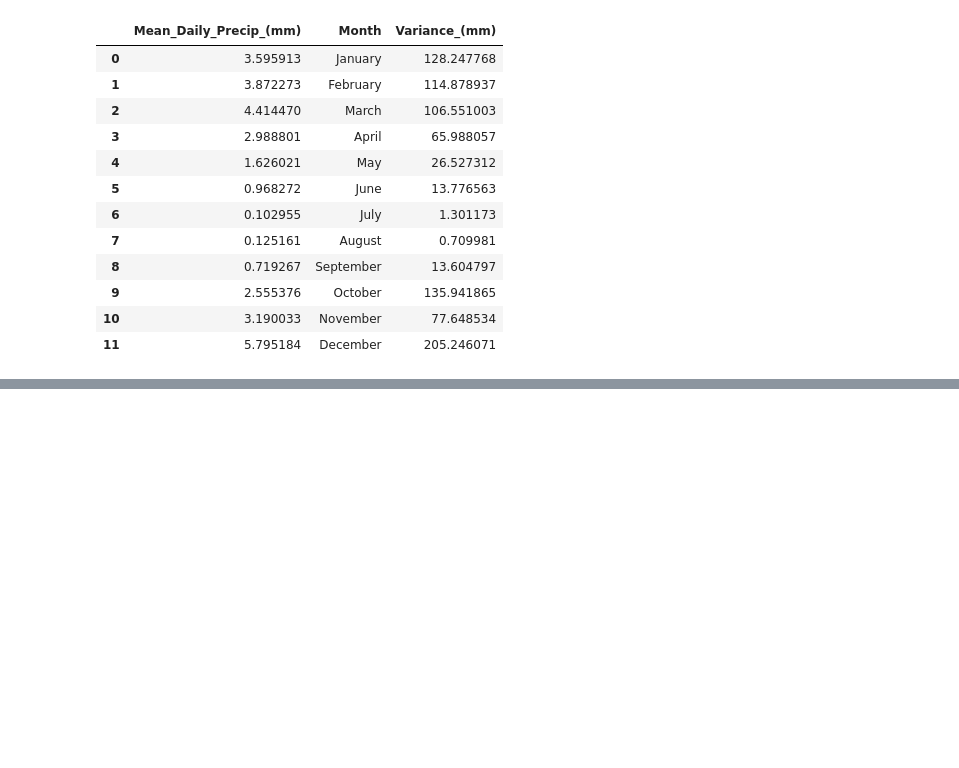
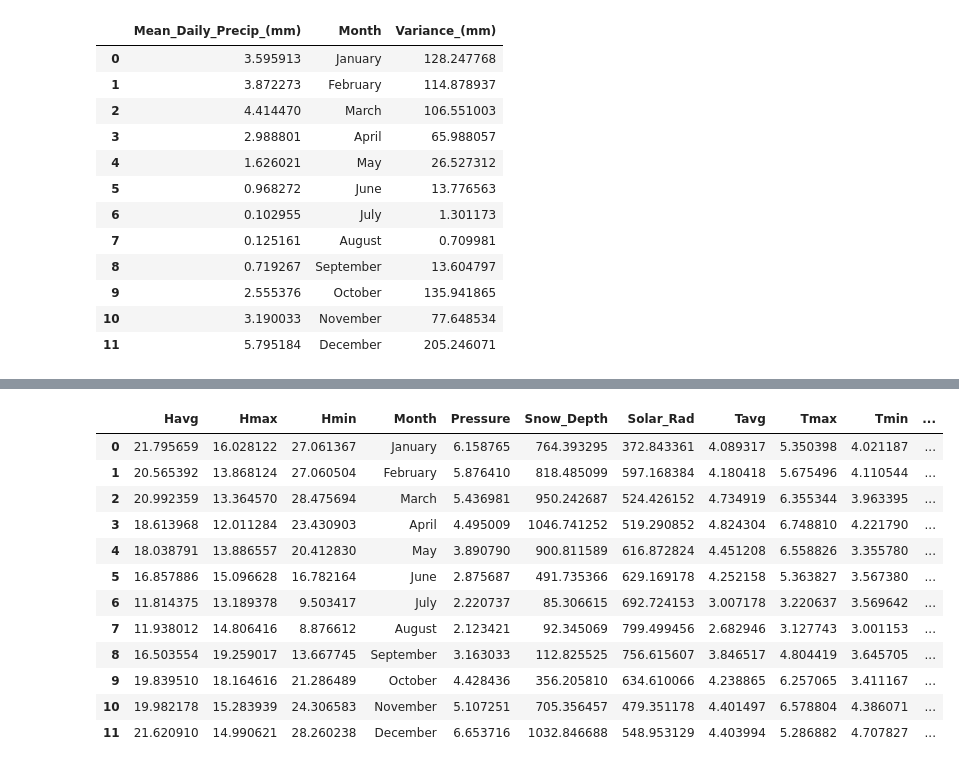
Before and after one commit to JohnnyLomas/SB_Powder_Project, a Jupyter notebook: ExploratoryAnalysis.ipynb, the cells around one changed output, grey strips where cells are left out. Drawn from its saved outputs; the diff is of its cells as text; code cells hidden in the pictures; blank space fills up the shorter version.

```diff
--- a/ExploratoryAnalysis.ipynb
+++ b/ExploratoryAnalysis.ipynb
@@ -181,0 +258,18 @@ weather.describe()
+# %%
+# Contruct dataframe with variances
+stdStats_df = pd.DataFrame(stdStats)
+stdStats_df
+# %% [output]
+|  | Havg | Hmax | Hmin | Month | Pressure | Snow_Depth | Solar_Rad | Tavg | Tmax | Tmin | ... |
+| 0 | 21.795659 | 16.028122 | 27.061367 | January | 6.158765 | 764.393295 | 372.843361 | 4.089317 | 5.350398 | 4.021187 | ... |
+| 1 | 20.565392 | 13.868124 | 27.060504 | February | 5.876410 | 818.485099 | 597.168384 | 4.180418 | 5.675496 | 4.110544 | ... |
+| 2 | 20.992359 | 13.364570 | 28.475694 | March | 5.436981 | 950.242687 | 524.426152 | 4.734919 | 6.355344 | 3.963395 | ... |
+| 3 | 18.613968 | 12.011284 | 23.430903 | April | 4.495009 | 1046.741252 | 519.290852 | 4.824304 | 6.748810 | 4.221790 | ... |
+| 4 | 18.038791 | 13.886557 | 20.412830 | May | 3.890790 | 900.811589 | 616.872824 | 4.451208 | 6.558826 | 3.355780 | ... |
+| 5 | 16.857886 | 15.096628 | 16.782164 | June | 2.875687 | 491.735366 | 629.169178 | 4.252158 | 5.363827 | 3.567380 | ... |
+| 6 | 11.814375 | 13.189378 | 9.503417 | July | 2.220737 | 85.306615 | 692.724153 | 3.007178 | 3.220637 | 3.569642 | ... |
+| 7 | 11.938012 | 14.806416 | 8.876612 | August | 2.123421 | 92.345069 | 799.499456 | 2.682946 | 3.127743 | 3.001153 | ... |
+| 8 | 16.503554 | 19.259017 | 13.667745 | September | 3.163033 | 112.825525 | 756.615607 | 3.846517 | 4.804419 | 3.645705 | ... |
+| 9 | 19.839510 | 18.164616 | 21.286489 | October | 4.428436 | 356.205810 | 634.610066 | 4.238865 | 6.257065 | 3.411167 | ... |
+| 10 | 19.982178 | 15.283939 | 24.306583 | November | 5.107251 | 705.356457 | 479.351178 | 4.401497 | 6.578804 | 4.386071 | ... |
+| 11 | 21.620910 | 14.990621 | 28.260238 | December | 6.653716 | 1032.846688 | 548.953129 | 4.403994 | 5.286882 | 4.707827 | ... |
```
Also changed, not shown: parts of 24 cells of this notebook, 2 other files.
